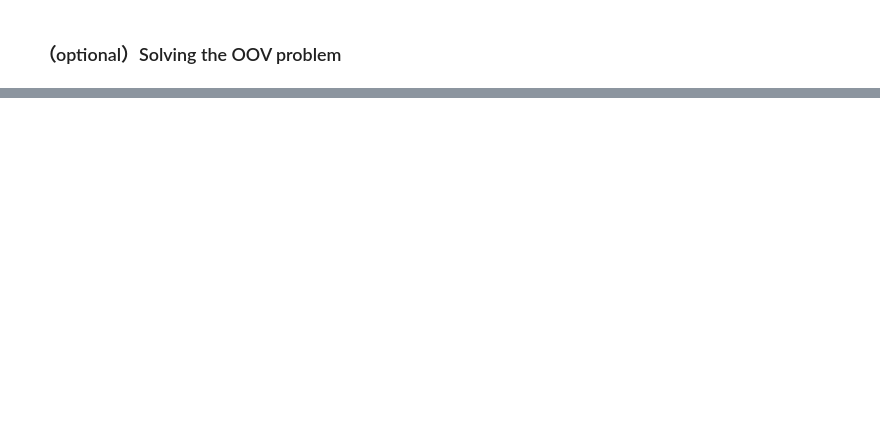
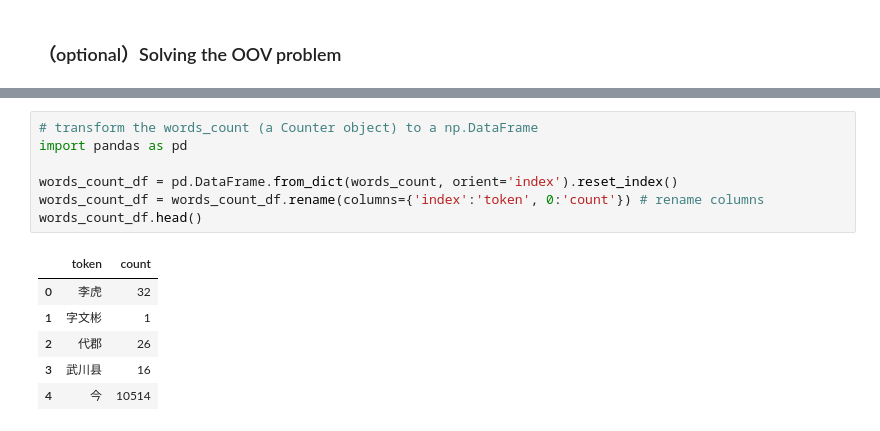
Before and after one commit to xinweixu1/nlp-AI-course, a Jupyter notebook: L02-LanguageModels/assignment-02.ipynb, the cells around one changed output, grey strips where cells are left out. Saved outputs shown, nothing was run; the diff lists cells and outputs as text; blank space fills up the shorter version.

```diff
--- a/L02-LanguageModels/assignment-02.ipynb
+++ b/L02-LanguageModels/assignment-02.ipynb
@@ -588,0 +800,14 @@ If some words are not in our dictionary or corpus. When we using language model,
+# %%
+# transform the words_count (a Counter object) to a np.DataFrame
+import pandas as pd
+
+words_count_df = pd.DataFrame.from_dict(words_count, orient='index').reset_index()
+words_count_df = words_count_df.rename(columns={'index':'token', 0:'count'}) # rename columns
+words_count_df.head()
+# %% [output]
+|  | token | count |
+| 0 | 李虎 | 32 |
+| 1 | 字文彬 | 1 |
+| 2 | 代郡 | 26 |
+| 3 | 武川县 | 16 |
+| 4 | 今 | 10514 |
```
Also changed, not shown: parts of 25 cells of this notebook, 1 other file.
